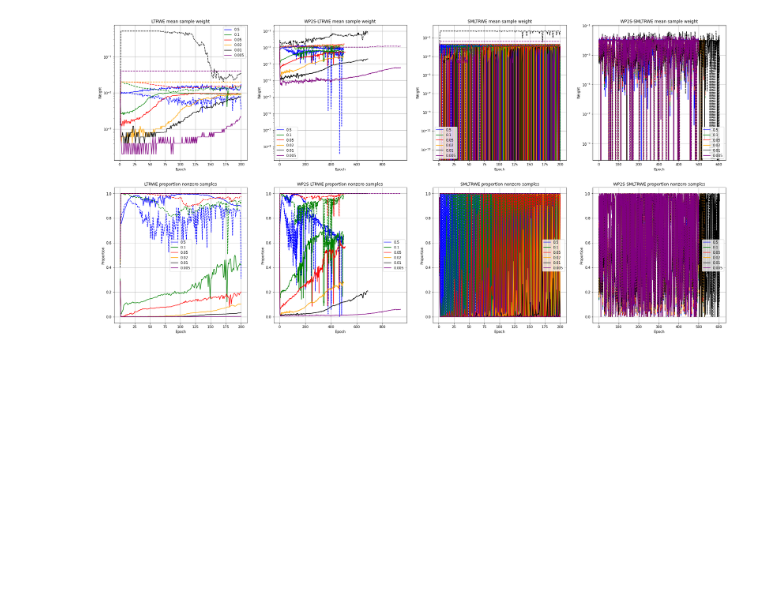
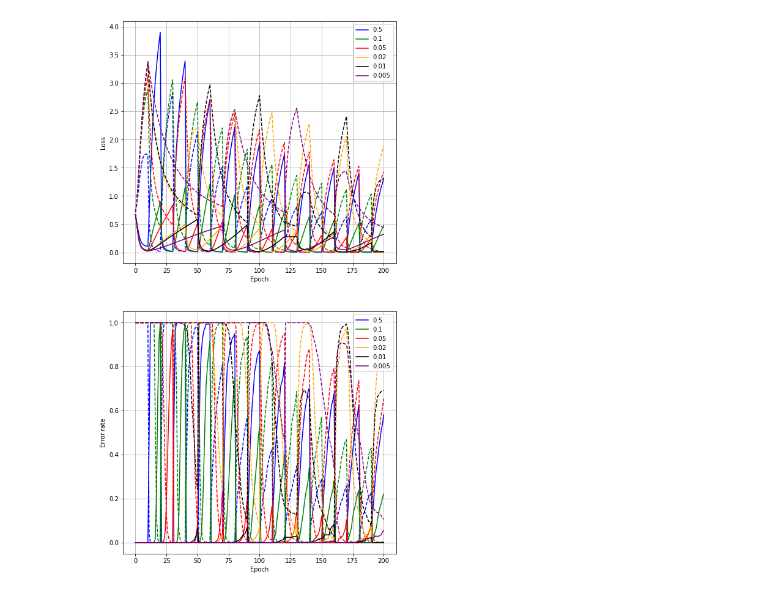
Before and after one commit to jimgammell/ece595ml_project, a Jupyter notebook: display_results.ipynb, the cells around one changed output. Cells and saved outputs as stored; diff of their text form; code cells hidden in the pictures; blank space fills up the shorter version.

Commit message:
Finished training with period 10. Seems to get similar results to original model. Going to try training for longer and see what convergence looks like.

```diff
--- a/display_results.ipynb
+++ b/display_results.ipynb
@@ -114,49 +67,23 @@ Text(0.5, 1.0, 'WP2S-SMLTRWE')
-# %%
-(fig, ax) = plt.subplots(2, 4, figsize=(32, 16))
-ax[0][0].set_title('LTRWE mean sample weight')
-ax[0][1].set_title('WP2S-LTRWE mean sample weight')
-ax[0][2].set_title('SMLTRWE mean sample weight')
-ax[0][3].set_title('WP2S-SMLTRWE mean sample weight')
-ax[1][0].set_title('LTRWE proportion nonzero samples')
-ax[1][1].set_title('WP2S-LTRWE proportion nonzero samples')
-ax[1][2].set_title('SMLTRWE proportion nonzero samples')
-ax[1][3].set_title('WP2S-SMLTRWE proportion nonzero samples')
-
-def plot_weight_over_time(dicts, probs, colors, col):
-    for (results_dict, p, c) in zip(dicts, probs, colors):
-        x, y = results_dict['train_majority_weights_mean']
-        ax[0][col].plot(x, y, '-', color=c, label='{}'.format(p))
-        x, y = results_dict['train_minority_weights_mean']
-        ax[0][col].plot(x, y, '--', color=c)
-        ax[0][col].legend()
-        ax[0][col].set_yscale('log')
-        ax[0][col].set_xlabel('Epoch')
-        ax[0][col].set_ylabel('Weight')
-        ax[0][col].grid(True)
-
-def plot_count_over_time(dicts, probs, colors, col):
-    for (results_dict, p, c) in zip(dicts, probs, colors):
-        x, y = results_dict['train_majority_nonzero_samples']
-        y = y.astype(float)
-        y /= 5000*(1-p)
-        ax[1][col].plot(x, y, '-', color=c, label='{}'.format(p))
-        x, y = results_dict['train_minority_nonzero_samples']
-        y = y.astype(float)
-        y /= 5000*p
-        ax[1][col].plot(x, y, '--', color=c)
-        ax[1][col].set_ylim(-.05, 1.05)
-        ax[1][col].legend()
-        ax[1][col].set_xlabel('Epoch')
-        ax[1][col].set_ylabel('Proportion')
-        ax[1][col].grid(True)
-
-plot_weight_over_time(ltrwe_results, probs, colors, 0)
-plot_count_over_time(ltrwe_results, probs, colors, 0)
-plot_weight_over_time(wp2s_ltrwe_results, probs, colors, 1)
-plot_count_over_time(wp2s_ltrwe_results, probs, colors, 1)
-plot_weight_over_time(smltrwe_results, probs, colors, 2)
-plot_count_over_time(smltrwe_results, probs, colors, 2)
-plot_weight_over_time(wp2s_smltrwe_results, probs, colors, 3)
-plot_count_over_time(wp2s_smltrwe_results, probs, colors, 3)
-# %% [output]
-[figure, removed]
+# %%
+def plot_performance_alone(dicts, probs, colors):
+    (fig, ax) = plt.subplots(2, 1, figsize=(8, 16))
+    for (results_dict, p, c) in zip(dicts, probs, colors):
+        x, y = results_dict['test_majority_loss']
+        ax[0].plot(x, y, '-', color=c, label='{}'.format(p))
+        x, y = results_dict['test_minority_loss']
+        ax[0].plot(x, y, '--', color=c)
+        x, y = results_dict['test_majority_accuracy']
+        ax[1].plot(x, 1-y, '-', color=c, label='{}'.format(p))
+        x, y = results_dict['test_minority_accuracy']
+        ax[1].plot(x, 1-y, '--', color=c)
+        ax[0].legend()
+        ax[1].legend()
+        ax[0].set_xlabel('Epoch')
+        ax[1].set_xlabel('Epoch')
+        ax[0].set_ylabel('Loss')
+        ax[1].set_ylabel('Error rate')
+        ax[0].grid(True)
+        ax[1].grid(True)
+plot_performance_alone(smltrwe_results, probs, colors)
+# %% [output]
+[figure, added]
```
Also changed, not shown: parts of 4 cells of this notebook, 11 other files.
